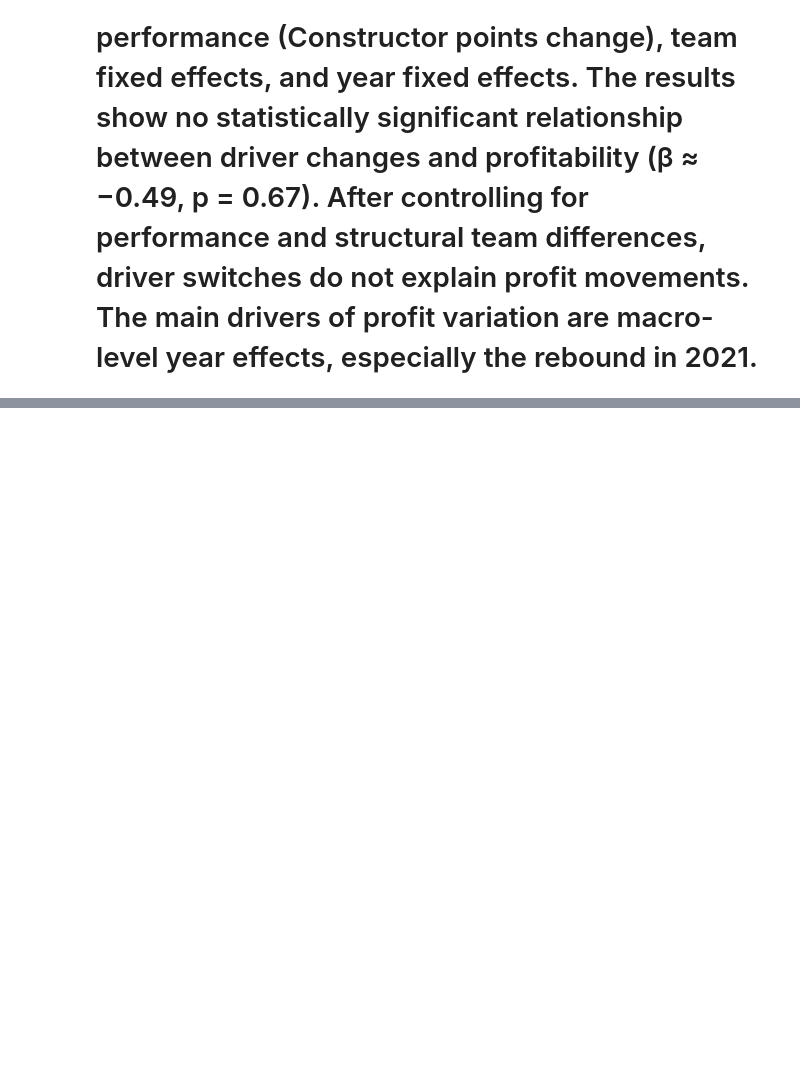
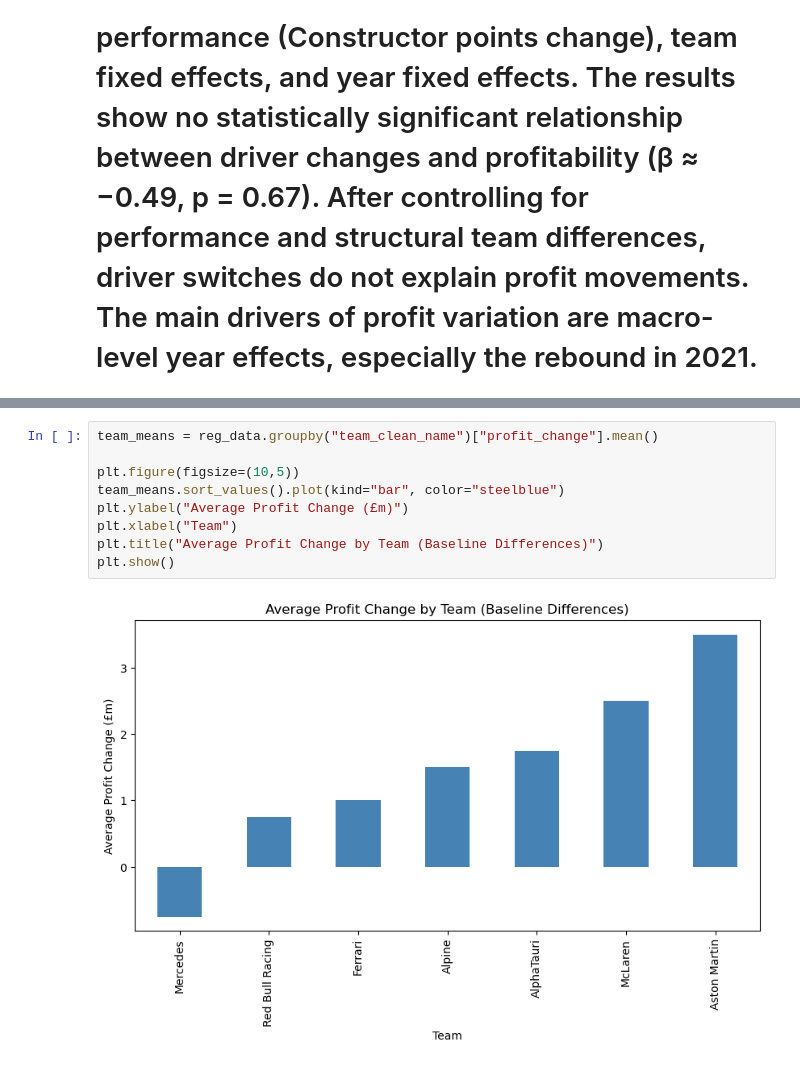
Before and after one commit to messymoose/ECON570, a Jupyter notebook: F1/final_project.ipynb, the cells around one changed output, grey strips where cells are left out. Saved outputs shown, nothing was run; the diff lists cells and outputs as text; blank space fills up the shorter version.

```diff
--- a/F1/final_project.ipynb
+++ b/F1/final_project.ipynb
@@ -435,0 +461,11 @@ strong multicollinearity or other numerical problems.
+# %%
+team_means = reg_data.groupby("team_clean_name")["profit_change"].mean()
+
+plt.figure(figsize=(10,5))
+team_means.sort_values().plot(kind="bar", color="steelblue")
+plt.ylabel("Average Profit Change (£m)")
+plt.xlabel("Team")
+plt.title("Average Profit Change by Team (Baseline Differences)")
+plt.show()
+# %% [output]
+[figure, added]
```
Also changed, not shown: parts of 9 cells of this notebook.
